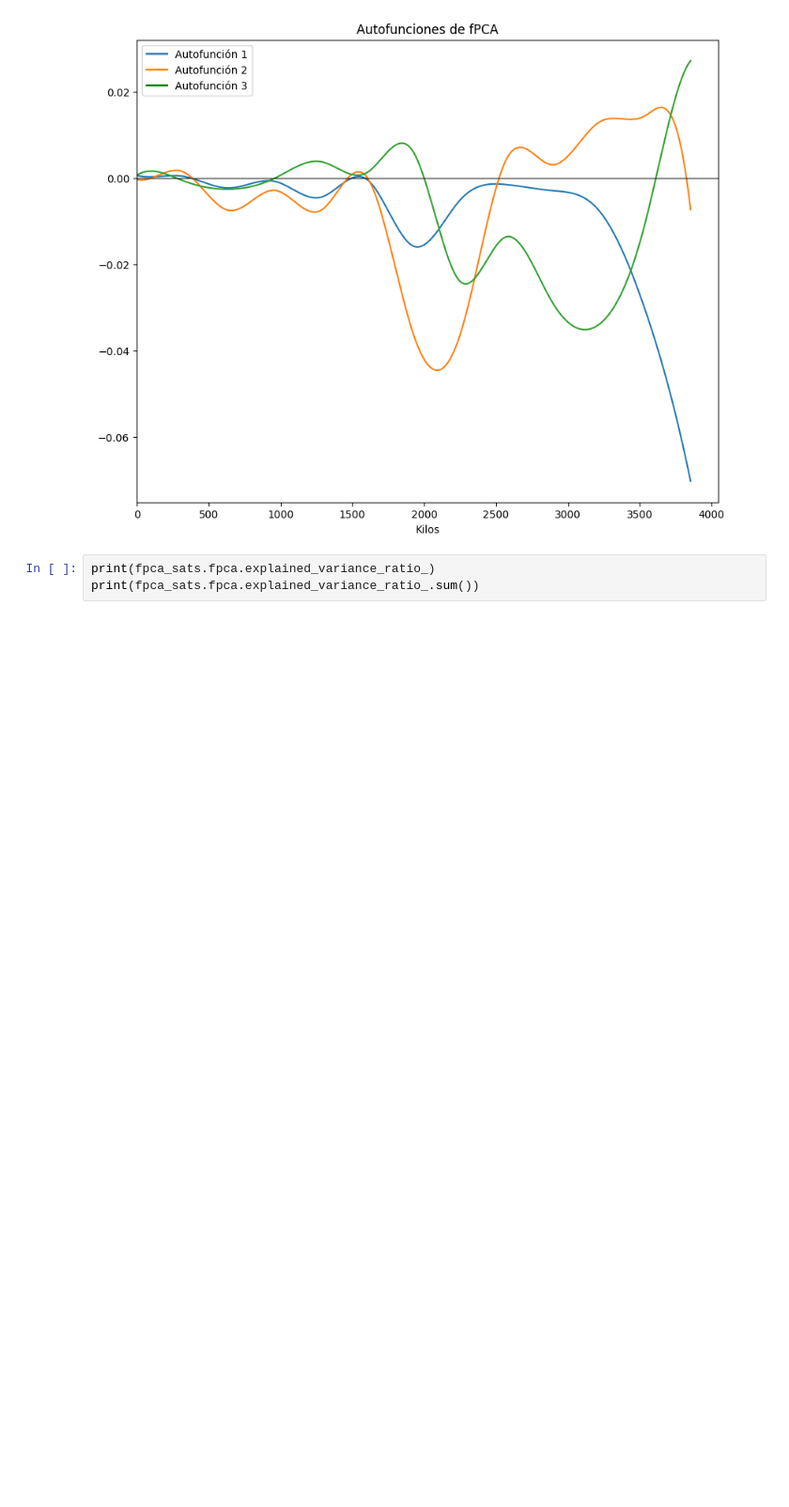
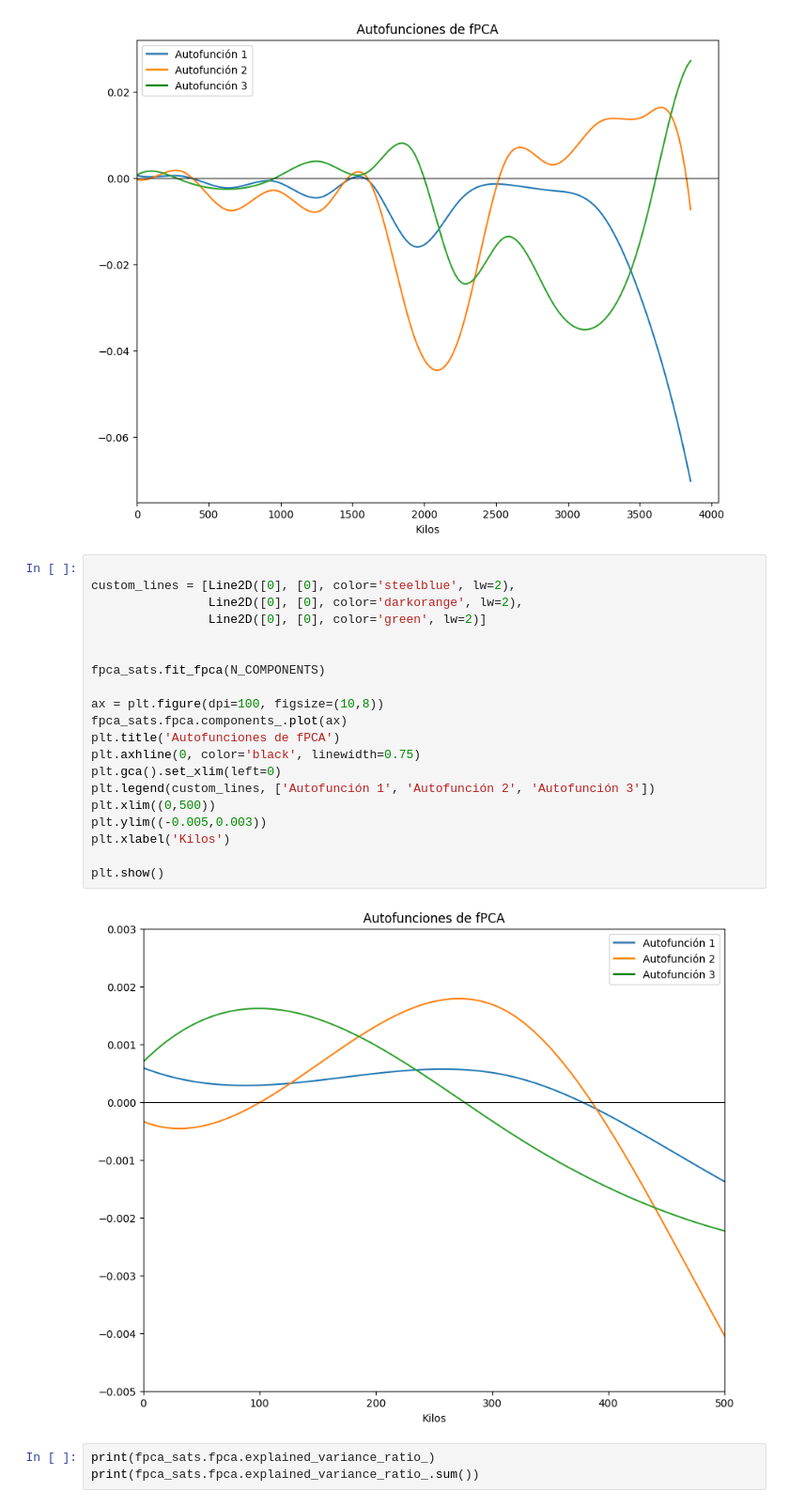
Before and after one commit to lipinoelbreve/densities-time-series, a Jupyter notebook: aplicacion_satelites.ipynb, the cells around one changed output. Shown at 94% size. Saved outputs shown, nothing was run; the diff lists cells and outputs as text; blank space fills up the shorter version.

```diff
--- a/aplicacion_satelites.ipynb
+++ b/aplicacion_satelites.ipynb
@@ -382,6 +382,28 @@ plt.xlabel('Kilos')
 plt.show()
 # %% [output]
 [figure]
+# %%
+
+custom_lines = [Line2D([0], [0], color='steelblue', lw=2),
+                Line2D([0], [0], color='darkorange', lw=2),
+                Line2D([0], [0], color='green', lw=2)]
+
+
+fpca_sats.fit_fpca(N_COMPONENTS)
+
+ax = plt.figure(dpi=100, figsize=(10,8))
+fpca_sats.fpca.components_.plot(ax)
+plt.title('Autofunciones de fPCA')
+plt.axhline(0, color='black', linewidth=0.75)
+plt.gca().set_xlim(left=0)
+plt.legend(custom_lines, ['Autofunción 1', 'Autofunción 2', 'Autofunción 3'])
+plt.xlim((0,500))
+plt.ylim((-0.005,0.003))
+plt.xlabel('Kilos')
+
+plt.show()
+# %% [output]
+[figure, added]
 # %%
 print(fpca_sats.fpca.explained_variance_ratio_)
 print(fpca_sats.fpca.explained_variance_ratio_.sum())
```
Also changed, not shown: parts of 2 cells of this notebook.
